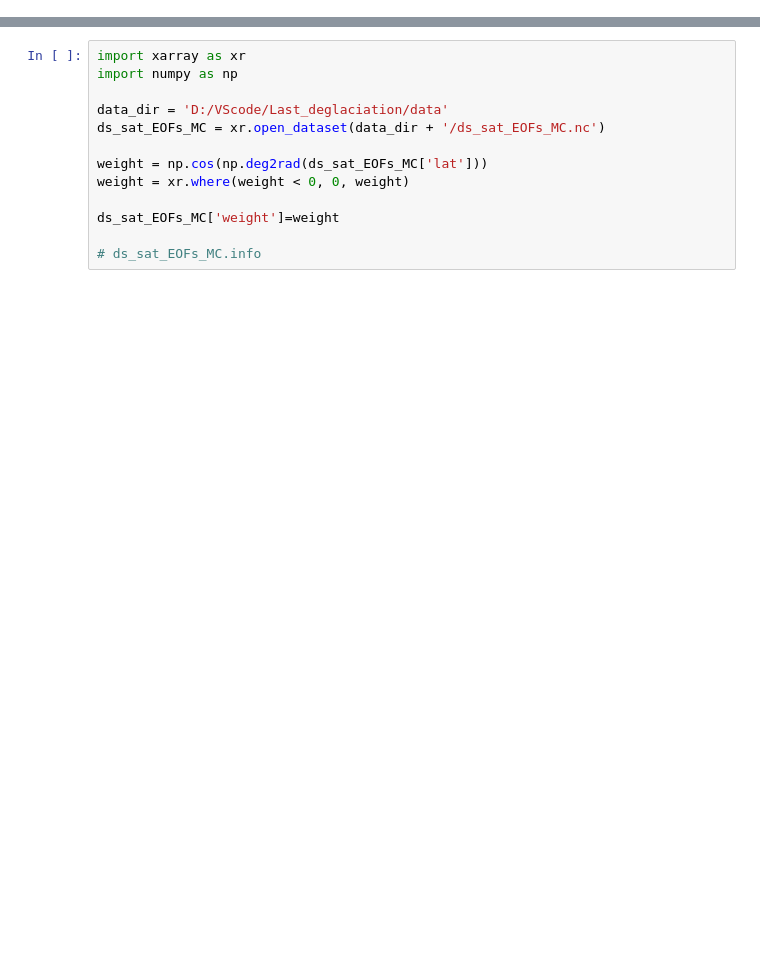
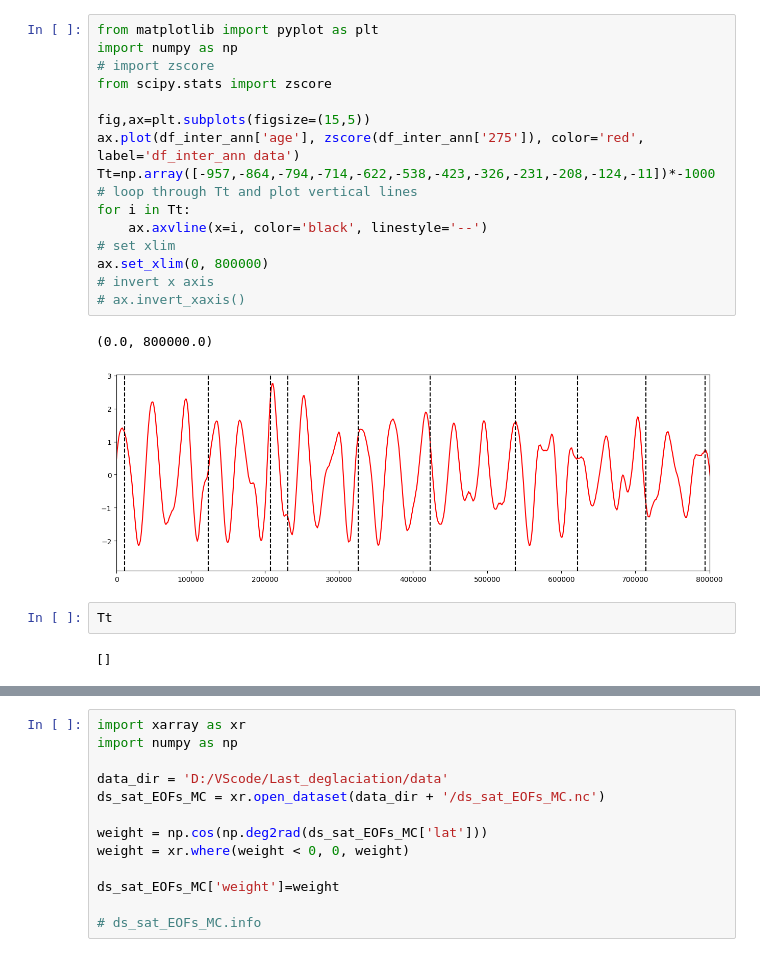
Before and after one commit to Peisong-Zheng/Last_deglaciation, a Jupyter notebook: Figure3_v4.ipynb, the cells around one changed output, grey strips where cells are left out. Cells and saved outputs as stored; diff of their text form; blank space fills up the shorter version.

```diff
--- a/Figure3_v4.ipynb
+++ b/Figure3_v4.ipynb
@@ -56,3 +63,26 @@ df_inter_ann
 | 4999 | 4999000 | 7.388 | 7.388 | 7.178 | 7.025 | 6.865 | 6.695 | 6.512 | 6.316 | 6.107 | ... | ... |
 | 5000 | 5000000 | 7.388 | 7.388 | 7.179 | 7.025 | 6.865 | 6.696 | 6.513 | 6.316 | 6.105 | ... | ... |
 5001 rows × 26 columns
+# %%
+from matplotlib import pyplot as plt
+import numpy as np
+# import zscore
+from scipy.stats import zscore
+
+fig,ax=plt.subplots(figsize=(15,5))
+ax.plot(df_inter_ann['age'], zscore(df_inter_ann['275']), color='red', label='df_inter_ann data')
+Tt=np.array([-957,-864,-794,-714,-622,-538,-423,-326,-231,-208,-124,-11])*-1000
+# loop through Tt and plot vertical lines
+for i in Tt:
+    ax.axvline(x=i, color='black', linestyle='--')
+# set xlim
+ax.set_xlim(0, 800000)
+# invert x axis
+# ax.invert_xaxis()
+# %% [output]
+(0.0, 800000.0)
+[figure, added]
+# %%
+Tt
+# %% [output]
+[]
```
Also changed, not shown: parts of 25 cells of this notebook, 21 other files.
